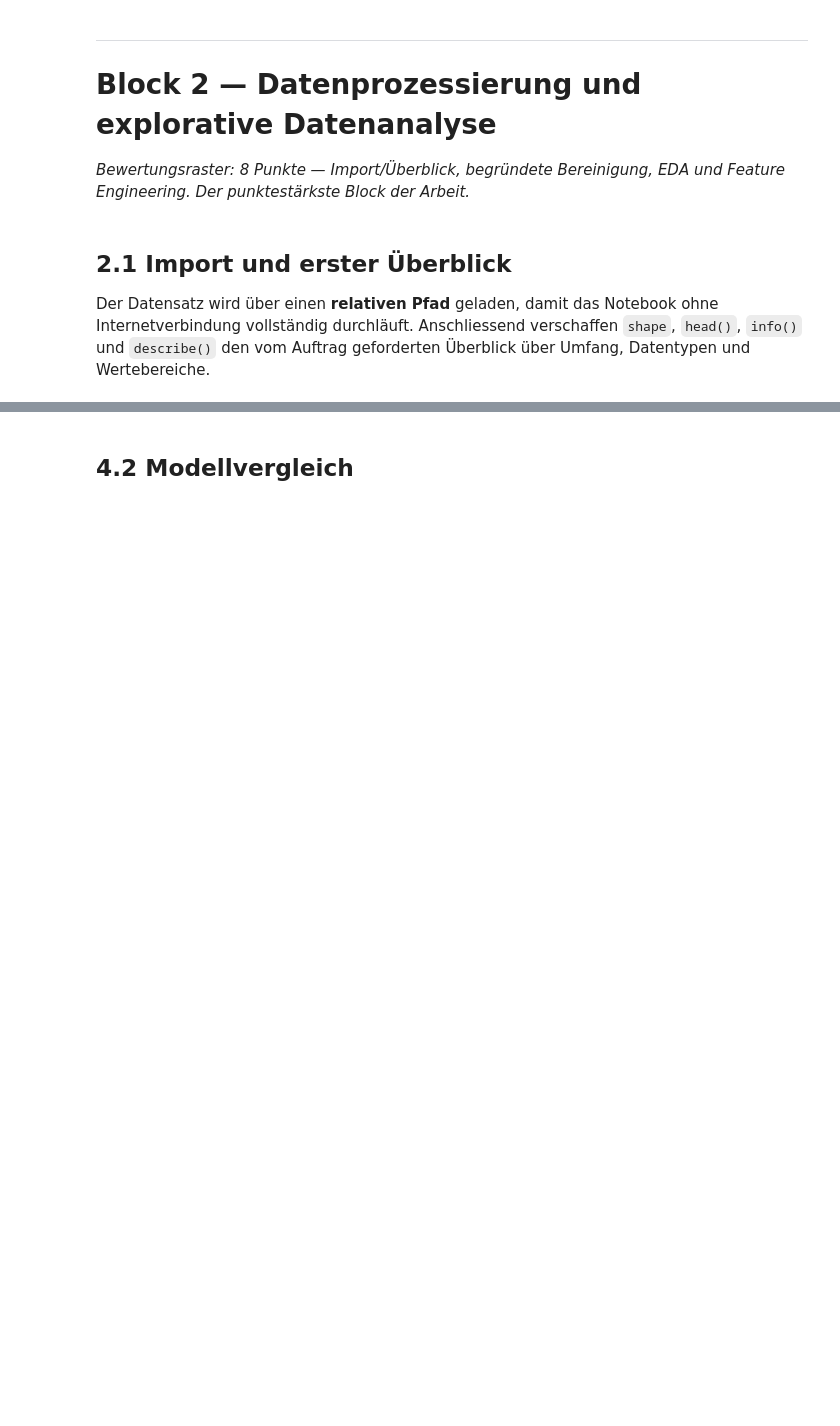
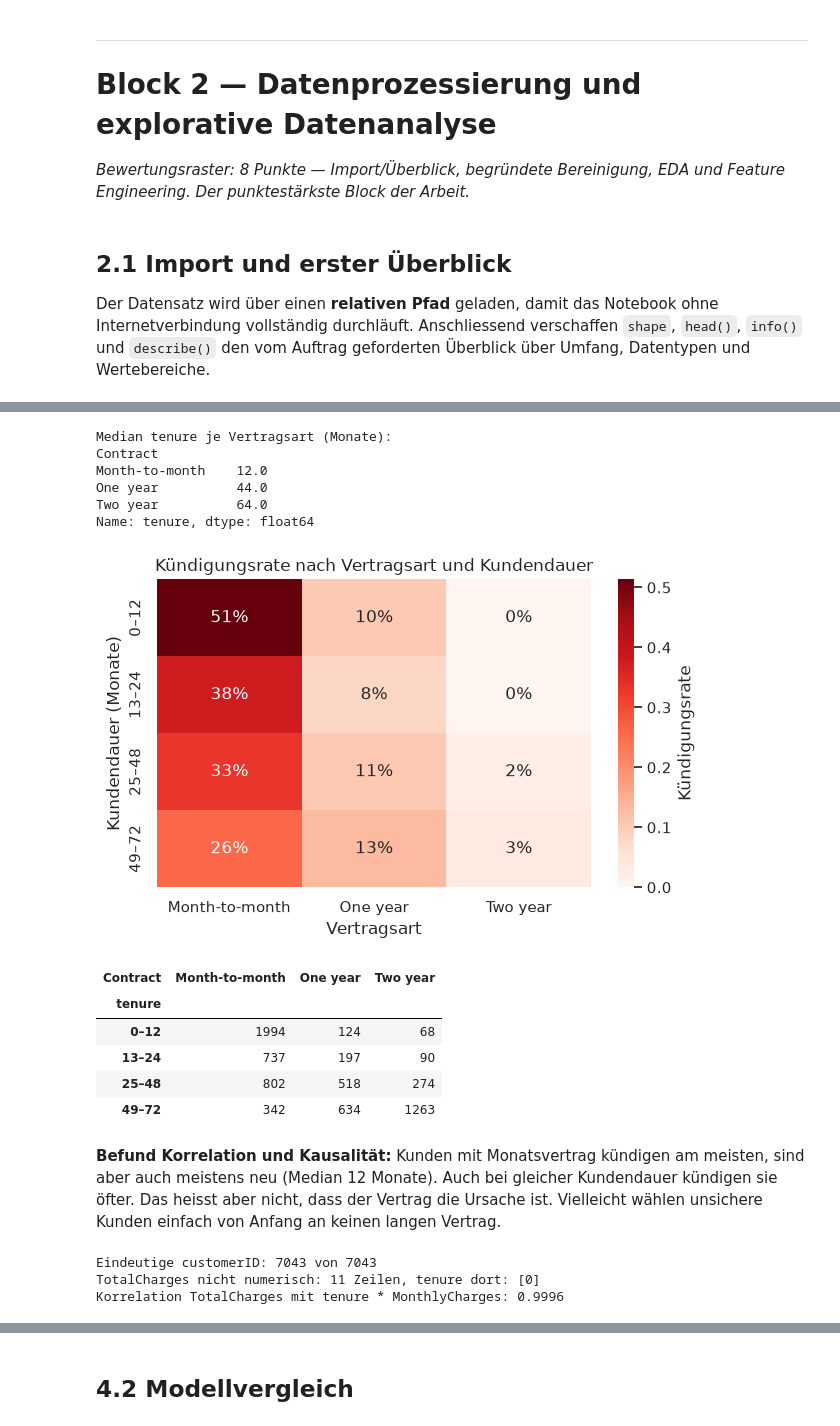
Before and after one commit to bernetlennard/data-science, a Jupyter notebook: transferarbeit/DSC_TA_Bernet_Lennard.ipynb, the cells around one changed output, grey strips where cells are left out. Cells and saved outputs as stored; diff of their text form; code cells hidden in the pictures; blank space fills up the shorter version.

```diff
--- a/transferarbeit/DSC_TA_Bernet_Lennard.ipynb
+++ b/transferarbeit/DSC_TA_Bernet_Lennard.ipynb
@@ -375,0 +227,50 @@ einzigen Kündiger zu finden. Berichtet werden deshalb:
+# %%
+# Risiko 2: Vertragsart und Kundendauer hängen zusammen (Korrelation ist nicht Kausalität)
+print("Median tenure je Vertragsart (Monate):")
+print(df.groupby("Contract")["tenure"].median())
+
+tenure_bins = pd.cut(df["tenure"], bins=[-1, 12, 24, 48, 72],
+                     labels=["0–12", "13–24", "25–48", "49–72"])
+rate = pd.crosstab(tenure_bins, df["Contract"], values=churn_flag, aggfunc="mean")
+
+fig, ax = plt.subplots(figsize=(7, 4))
+sns.heatmap(rate, annot=True, fmt=".0%", cmap="Reds",
+            cbar_kws={"label": "Kündigungsrate"}, ax=ax)
+ax.set_title("Kündigungsrate nach Vertragsart und Kundendauer")
+ax.set_xlabel("Vertragsart")
+ax.set_ylabel("Kundendauer (Monate)")
+plt.show()
+
+# Anzahl Kunden je Feld: zeigt, wie belastbar die Raten oben sind
+display(pd.crosstab(tenure_bins, df["Contract"]))
+# %% [output]
+Median tenure je Vertragsart (Monate):
+Contract
+Month-to-month    12.0
+One year          44.0
+Two year          64.0
+Name: tenure, dtype: float64
+[figure, added]
+| Contract | Month-to-month | One year | Two year |
+| tenure |  |  |  |
+| 0–12 | 1994 | 124 | 68 |
+| 13–24 | 737 | 197 | 90 |
+| 25–48 | 802 | 518 | 274 |
+| 49–72 | 342 | 634 | 1263 |
+# %% [markdown]
+**Befund Korrelation und Kausalität:** Kunden mit Monatsvertrag kündigen am meisten, sind aber auch meistens
+neu (Median 12 Monate). Auch bei gleicher Kundendauer kündigen sie öfter. Das heisst aber nicht, dass der
+Vertrag die Ursache ist. Vielleicht wählen unsichere Kunden einfach von Anfang an keinen langen Vertrag.
+# %%
+# Risiko 3 und 4: technische Grenzen des Datensatzes
+total = pd.to_numeric(df["TotalCharges"], errors="coerce")
+
+print("Eindeutige customerID:", df["customerID"].nunique(), "von", len(df))
+print("TotalCharges nicht numerisch:", total.isna().sum(), "Zeilen, tenure dort:",
+      df.loc[total.isna(), "tenure"].unique())
+print("Korrelation TotalCharges mit tenure * MonthlyCharges:",
+      round(total.corr(df["tenure"] * df["MonthlyCharges"]), 4))
+# %% [output]
+Eindeutige customerID: 7043 von 7043
+TotalCharges nicht numerisch: 11 Zeilen, tenure dort: [0]
+Korrelation TotalCharges mit tenure * MonthlyCharges: 0.9996
```
Also changed, not shown: parts of 126 cells of this notebook, 2 other files.
